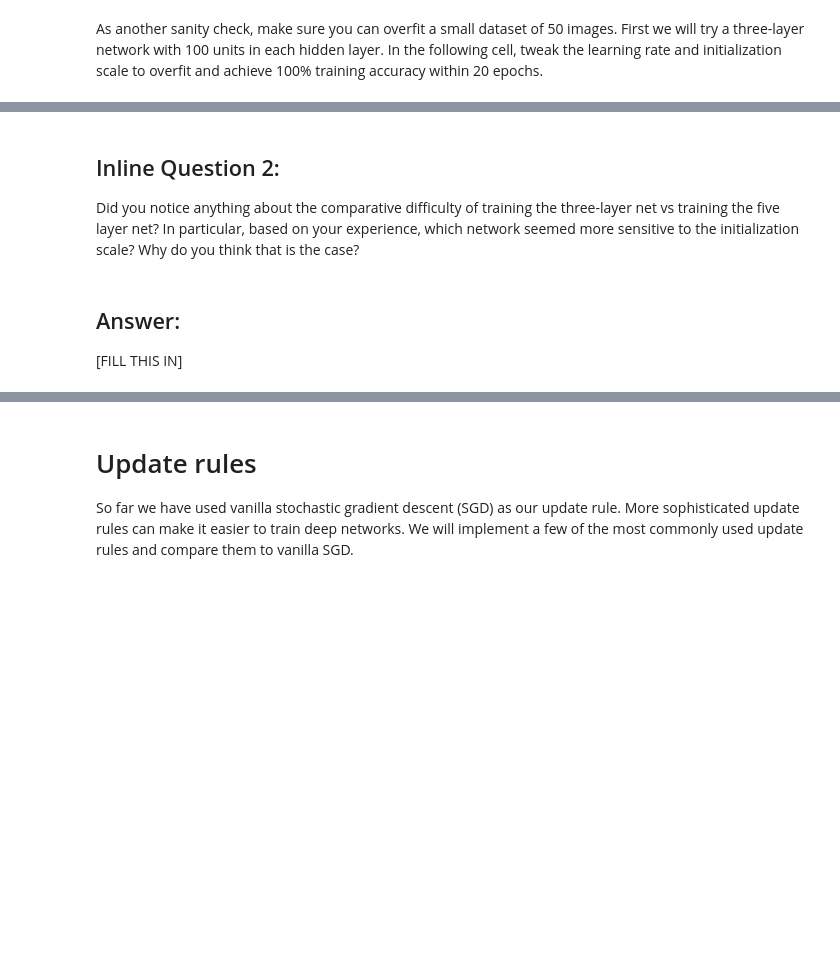
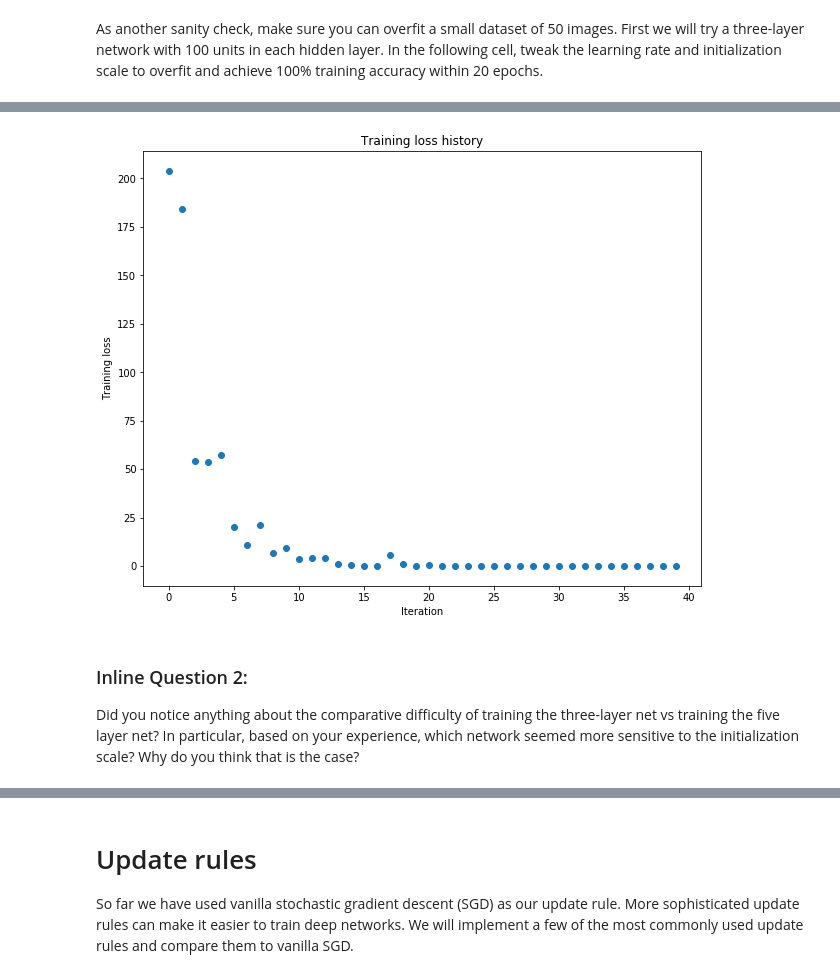
Before and after one commit to forestLoop/Learning-CS231n, a Jupyter notebook: assignment2/FullyConnectedNets.ipynb, the cells around one changed output, grey strips where cells are left out. Saved outputs shown, nothing was run; the diff lists cells and outputs as text; code cells hidden in the pictures; blank space fills up the shorter version.

```diff
--- a/assignment2/FullyConnectedNets.ipynb
+++ b/assignment2/FullyConnectedNets.ipynb
@@ -461,8 +497,10 @@ small_data = {
   'y_val': data['y_val'],
 }
 
-learning_rate = 2e-3
-weight_scale = 1e-5
+learning_rate = 5e-4
+weight_scale = 1e-1
+# for learning_rate in np.logspace(-5,0,5):
+#     for weight_scale in np.logspace(-5,-1,5):
 model = FullyConnectedNet([100, 100, 100, 100],
                 weight_scale=weight_scale, dtype=np.float64)
 solver = Solver(model, small_data,
@@ -473,9 +511,10 @@ solver = Solver(model, small_data,
                 }
          )
 solver.train()
-
+# print(learning_rate,weight_scale)
 plt.plot(solver.loss_history, 'o')
 plt.title('Training loss history')
 plt.xlabel('Iteration')
 plt.ylabel('Training loss')
 plt.show()
+# %% [output]
@@ -482,6 +538,4 @@ plt.show()
+[figure, added]
 # %% [markdown]
-## Inline Question 2:
+### Inline Question 2:
 Did you notice anything about the comparative difficulty of training the three-layer net vs training the five layer net? In particular, based on your experience, which network seemed more sensitive to the initialization scale? Why do you think that is the case?
-# %% [markdown]
-## Answer:
-[FILL THIS IN]
```
Also changed, not shown: parts of 14 cells of this notebook.
